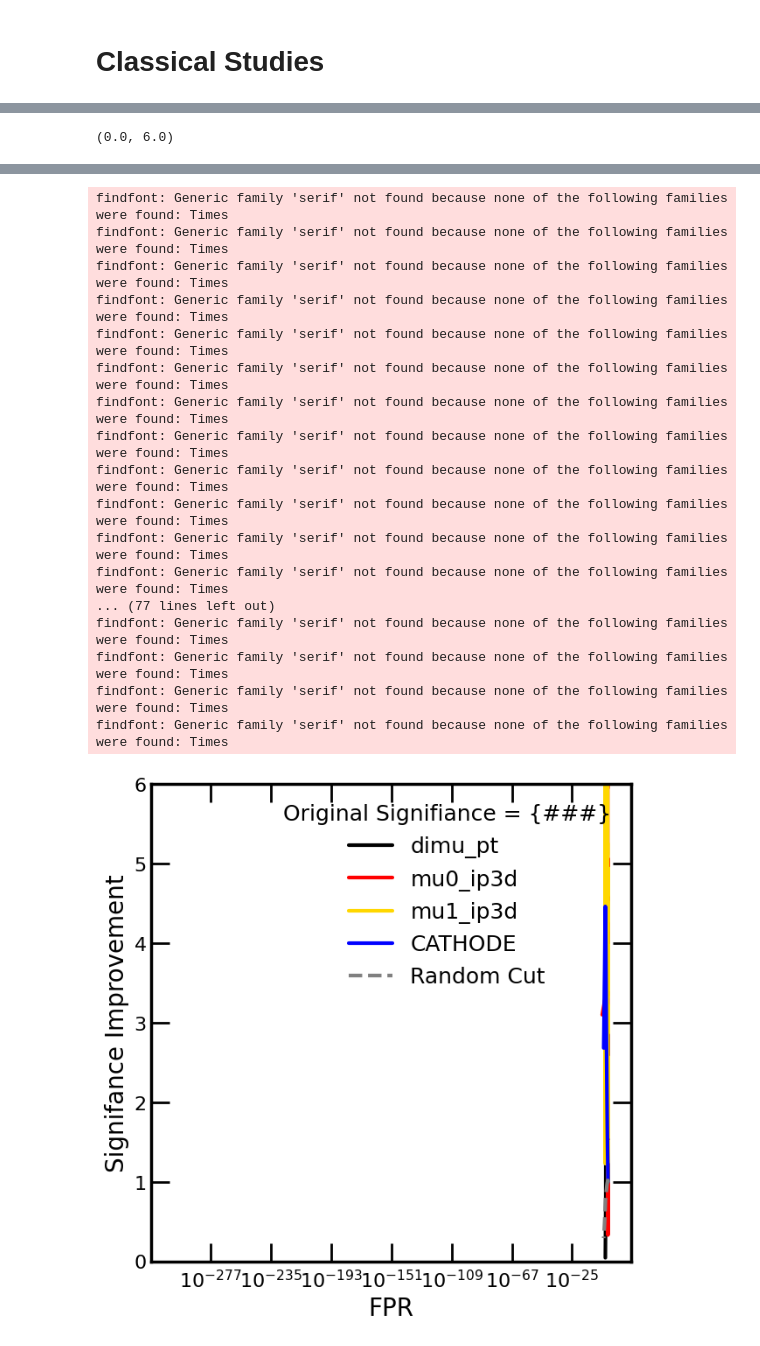
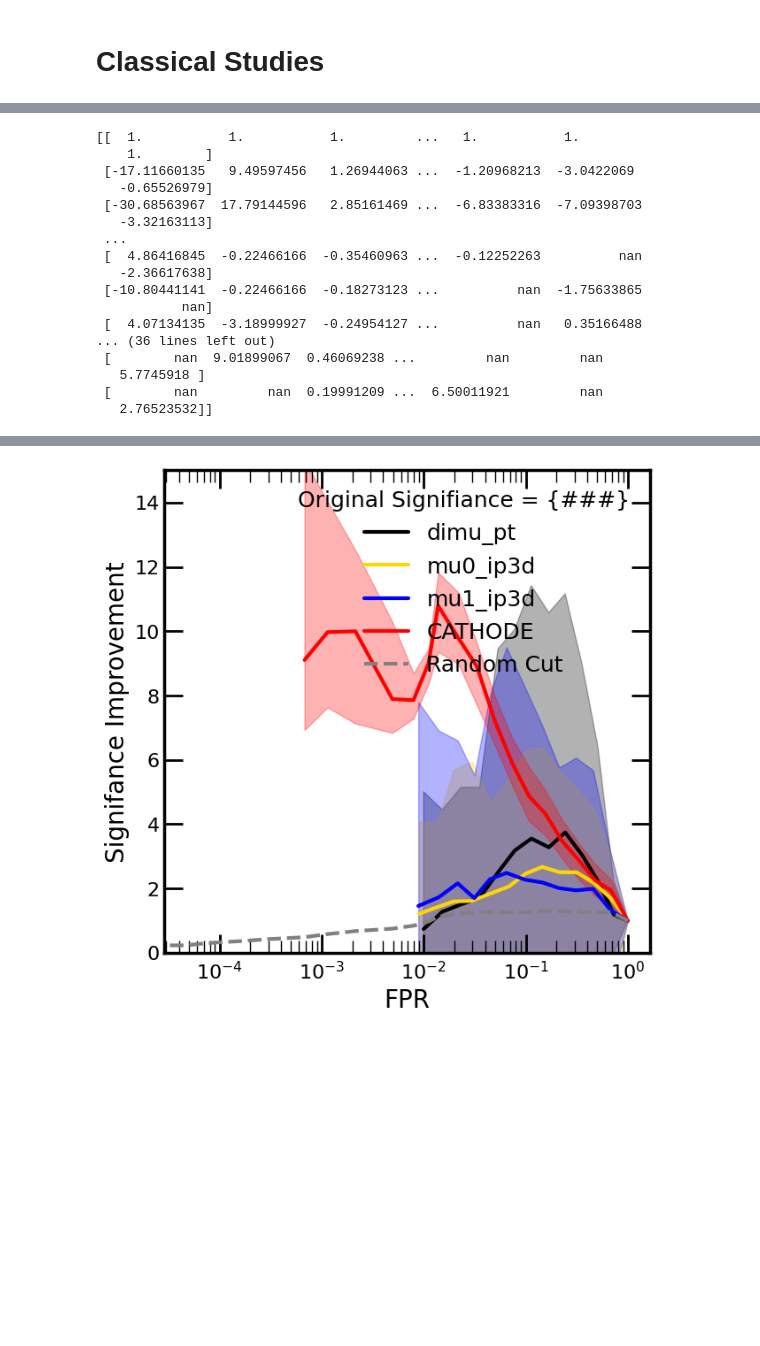
Before and after one commit to hep-lbdl/dimuonAD, a Jupyter notebook: 08a_plot_results_single_window.ipynb, the cells around one changed output, grey strips where cells are left out. Drawn from its saved outputs; the diff is of its cells as text; code cells hidden in the pictures; blank space fills up the shorter version.

```diff
--- a/08a_plot_results_single_window.ipynb
+++ b/08a_plot_results_single_window.ipynb
@@ -38,6 +38,10 @@ pickle_save_dir_prefix = "/global/cfs/cdirs/m3246/rmastand/dimuonAD/pickles/mix_
 train_samesign = False
 
 working_dir = f"/global/cfs/cdirs/m3246/rmastand/dimuonAD/projects/logit_08_22/"
+
+# Whether or not to force positive signal
+ONE_SIDED = False # For old results, set to False
+TWO_SIDED = True
 
 # basically hard-coded for the PRL
 num_pseudoexperiments = 50
@@ -729,5 +747,5 @@ def feature_cut_ROCS(feature, test_data_dict, mass_scalar, fit_type, title, SB_l
 # %%
-TPR, FPR, ROC, SIC = get_classifier_metrics_high_stats("ROC_data", score_cutoffs_finegrained)
+TPR, FPR, ROC, SIC = get_classifier_metrics_high_stats(all_test_data_splits, all_scores_splits, score_cutoffs_finegrained)
 # %% [output]
 On pseudo experiment 1...
 On pseudo experiment 2...
@@ -751,11 +772,13 @@ feature_TPRs = {}
 feature_FPRs = {}
 feature_ROCs = {}
 feature_SICs = {}
+feature_SIGs = {}
 
 flip_features = [False, True, True]
-for (i, feature) in enumerate(["dimu_pt"]):
+for (i, feature) in enumerate(["dimu_pt", "mu0_ip3d", "mu1_ip3d"]):
+# for (i, feature) in enumerate(["dimu_pt"]):
     print(feature)
-    feature_TPRs[feature], feature_FPRs[feature], feature_ROCs[feature], feature_SICs[feature] = feature_cut_ROCS(feature, test_data_dict, scaler, "quintic", f"{particle_type}{train_data_id_title} ({feature} on {train_data_id_title})\n quintic", SB_left, SR_left, SR_right, SB_right, flip = flip_features[i], index = i)
+    feature_TPRs[feature], feature_FPRs[feature], feature_ROCs[feature], feature_SICs[feature], feature_SIGs[feature] = feature_cut_ROCS(feature, test_data_dict, scaler, "quintic", f"{particle_type}{train_data_id_title} ({feature} on {train_data_id_title})\n quintic", SB_left, SR_left, SR_right, SB_right, flip = flip_features[i], index = i)
     plt.plot(feature_FPRs[feature].mean(axis = 1), feature_TPRs[feature].mean(axis = 1), label = feature)
 
     # band
@@ -794,0 +803,20 @@ findfont: Generic family 'serif' not found because none of the following familie
+# %%
+fpr_means = feature_FPRs[feature].mean(axis = 1)
+# Get the list of finite TPRs
+tpr_means = []
+tpr_stds = []
+for i, fpr in enumerate(range(feature_TPRs[feature].shape[0])):
+
+    finite = np.isfinite(feature_TPRs[feature][i,:])
+    tpr_means.append(np.nanmean(feature_TPRs[feature][i,:][finite]))
+    tpr_stds.append(np.nanstd(feature_TPRs[feature][i,:][finite]))
+
+print(fpr_means)
+print(tpr_means)
+plt.plot(fpr_means, tpr_means)
+plt.fill_between(fpr_means, np.array(tpr_means)-np.array(tpr_stds), np.array(tpr_means)+np.array(tpr_stds), alpha = 0.25)
+
+plt.ylim(-1, 3)
+plt.plot([0, 1], [0, 1], linestyle = "--", color = "grey")
+
+plt.legend()
@@ -854,13 +884,15 @@ ax.set_ylabel("SIC")
 
 # FPR Variant of SIC
 fig, ax = newplot("full", use_tex = latex_flag)
-colors = ["black", "red", "gold", "blue"]
+colors = ["black", "gold", "blue", "red"]
 for (i, key) in enumerate(feature_SICs.keys()):
 
     TPR_median, TPR_lower, TPR_upper = get_median_percentiles(feature_TPRs[key])
     FPR_median, FPR_lower, FPR_upper = get_median_percentiles(feature_FPRs[key])
     ROC_median, ROC_lower, ROC_upper = get_median_percentiles(feature_ROCs[key])
     SIC_median, SIC_lower, SIC_upper = get_median_percentiles(feature_SICs[key])
+
+    print(feature_SICs[key])
 
     ax.plot(FPR_median, SIC_median, color = colors[i], label = key)
     ax.fill_between(FPR_median, SIC_lower, SIC_upper, alpha = 0.3, color = colors[i])
@@ -871,7 +903,7 @@ ax.set_ylabel("Signifance Improvement")
 legend_title = "Original Signifiance = {###}"
 plt.legend(title = legend_title, loc = "upper right")
 plt.xscale("log")
-plt.ylim(0, 6)
+plt.ylim(0, 15)
 
 
 # ax.plot(FPR_median, SIC_median, color = "black", label = r"CATHODE")
@@ -885,4 +917,20 @@ plt.ylim(0, 6)
 # plt.xscale("log")
 # plt.ylim(0, 6)
 # %% [output]
-(0.0, 6.0)
+[[  1.           1.           1.         ...   1.           1.
+    1.        ]
+ [-17.11660135   9.49597456   1.26944063 ...  -1.20968213  -3.0422069
+   -0.65526979]
+ [-30.68563967  17.79144596   2.85161469 ...  -6.83383316  -7.09398703
+   -3.32163113]
+ ...
+ [  4.86416845  -0.22466166  -0.35460963 ...  -0.12252263          nan
+   -2.36617638]
+ [-10.80441141  -0.22466166  -0.18273123 ...          nan  -1.75633865
+           nan]
+ [  4.07134135  -3.18999927  -0.24954127 ...          nan   0.35166488
+... (36 lines left out)
+ [        nan  9.01899067  0.46069238 ...         nan         nan
+   5.7745918 ]
+ [        nan         nan  0.19991209 ...  6.50011921         nan
+   2.76523532]]
@@ -925,18 +940 @@ findfont: Generic family 'serif' not found because none of the following familie
-findfont: Generic family 'serif' not found because none of the following families were found: Times
-findfont: Generic family 'serif' not found because none of the following families were found: Times
-findfont: Generic family 'serif' not found because none of the following families were found: Times
-findfont: Generic family 'serif' not found because none of the following families were found: Times
-findfont: Generic family 'serif' not found because none of the following families were found: Times
-findfont: Generic family 'serif' not found because none of the following families were found: Times
-findfont: Generic family 'serif' not found because none of the following families were found: Times
-findfont: Generic family 'serif' not found because none of the following families were found: Times
-findfont: Generic family 'serif' not found because none of the following families were found: Times
-findfont: Generic family 'serif' not found because none of the following families were found: Times
-findfont: Generic family 'serif' not found because none of the following families were found: Times
-findfont: Generic family 'serif' not found because none of the following families were found: Times
-... (77 lines left out)
-findfont: Generic family 'serif' not found because none of the following families were found: Times
-findfont: Generic family 'serif' not found because none of the following families were found: Times
-findfont: Generic family 'serif' not found because none of the following families were found: Times
-findfont: Generic family 'serif' not found because none of the following families were found: Times
-[figure, old version]
+[figure, new version]
```
Also changed, not shown: parts of 19 cells of this notebook, 2 other files.
